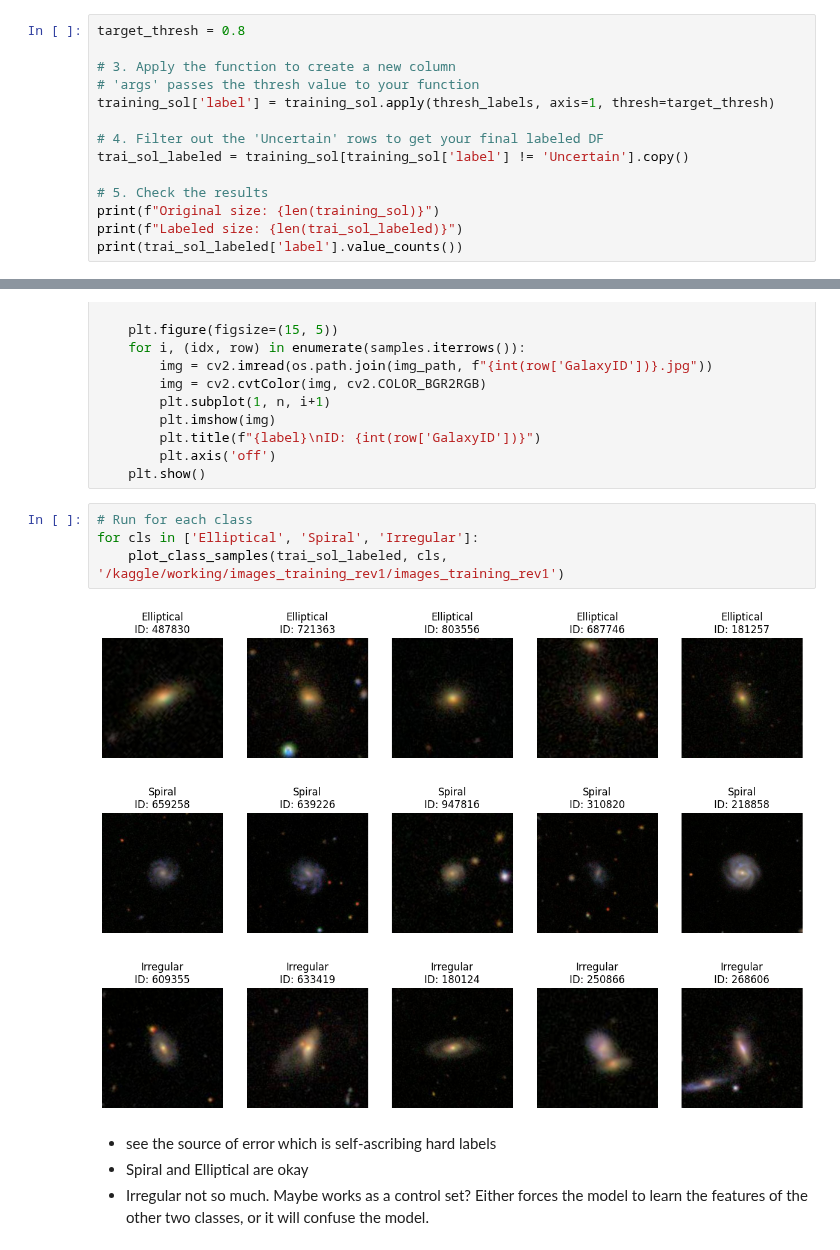
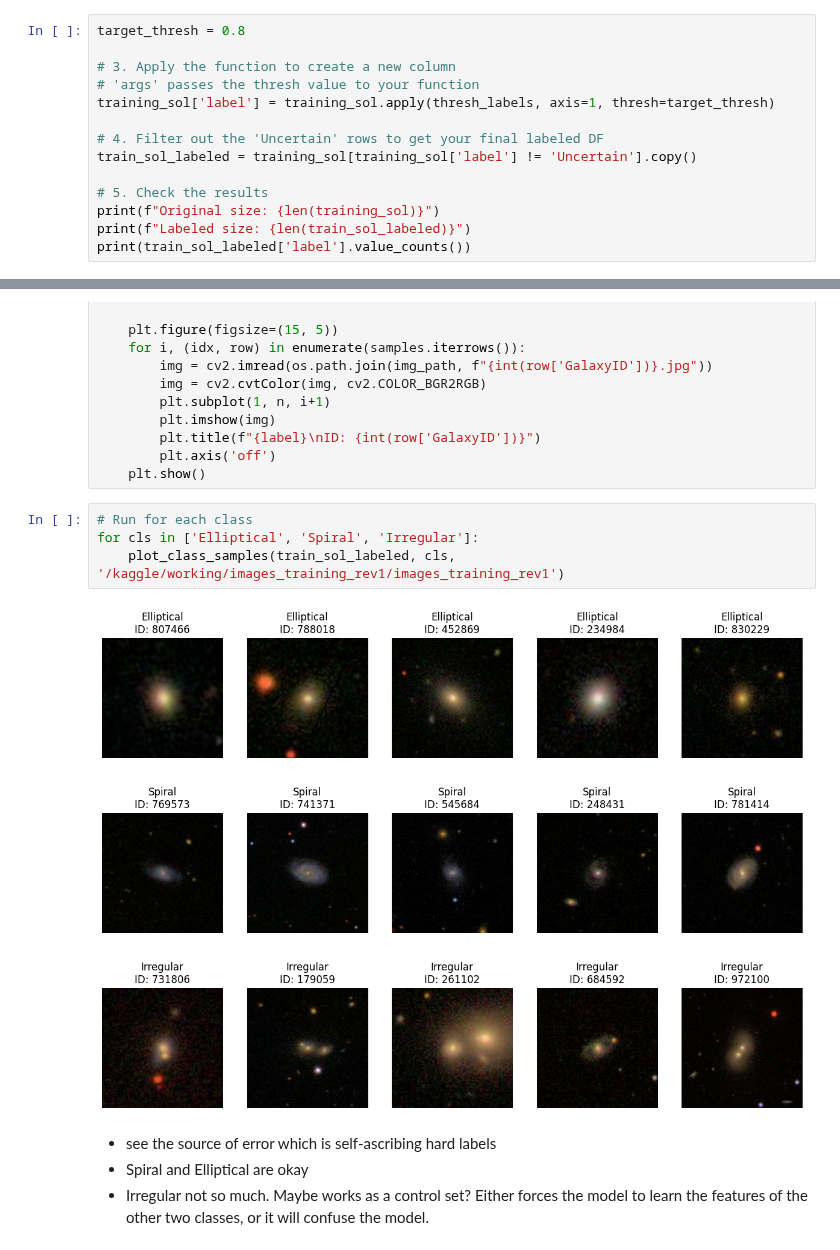
Before and after one commit to TatumSoward/ComputerVisionFinal-GalaxyMorphologyClassifier, a Jupyter notebook: aig210-galaxyzooEDA.ipynb, the cells around one changed output, grey strips where cells are left out. Drawn from its saved outputs; the diff is of its cells as text.

Commit message:
Kaggle Notebook | AIG210-GalaxyZooEDA | Finished EDA -> only need to refine report

```diff
--- a/aig210-galaxyzooEDA.ipynb
+++ b/aig210-galaxyzooEDA.ipynb
@@ -117,12 +117,12 @@ target_thresh = 0.8
 training_sol['label'] = training_sol.apply(thresh_labels, axis=1, thresh=target_thresh)
 
 # 4. Filter out the 'Uncertain' rows to get your final labeled DF
-trai_sol_labeled = training_sol[training_sol['label'] != 'Uncertain'].copy()
+train_sol_labeled = training_sol[training_sol['label'] != 'Uncertain'].copy()
 
 # 5. Check the results
 print(f"Original size: {len(training_sol)}")
-print(f"Labeled size: {len(trai_sol_labeled)}")
-print(trai_sol_labeled['label'].value_counts())
+print(f"Labeled size: {len(train_sol_labeled)}")
+print(train_sol_labeled['label'].value_counts())
 # %% [output]
 Original size: 61578
 Labeled size: 20529
@@ -158,11 +158,11 @@ def plot_class_samples(df, label, img_path, n=5):
 # %%
 # Run for each class
 for cls in ['Elliptical', 'Spiral', 'Irregular']:
-    plot_class_samples(trai_sol_labeled, cls, '/kaggle/working/images_training_rev1/images_training_rev1')
+    plot_class_samples(train_sol_labeled, cls, '/kaggle/working/images_training_rev1/images_training_rev1')
 # %% [output]
-[figure, old version]
+[figure, new version]
-[figure, old version]
+[figure, new version]
-[figure, old version]
+[figure, new version]
 # %% [markdown]
 - see the source of error which is self-ascribing hard labels
 - Spiral and Elliptical are okay
```
Also changed, not shown: parts of 10 cells of this notebook.
